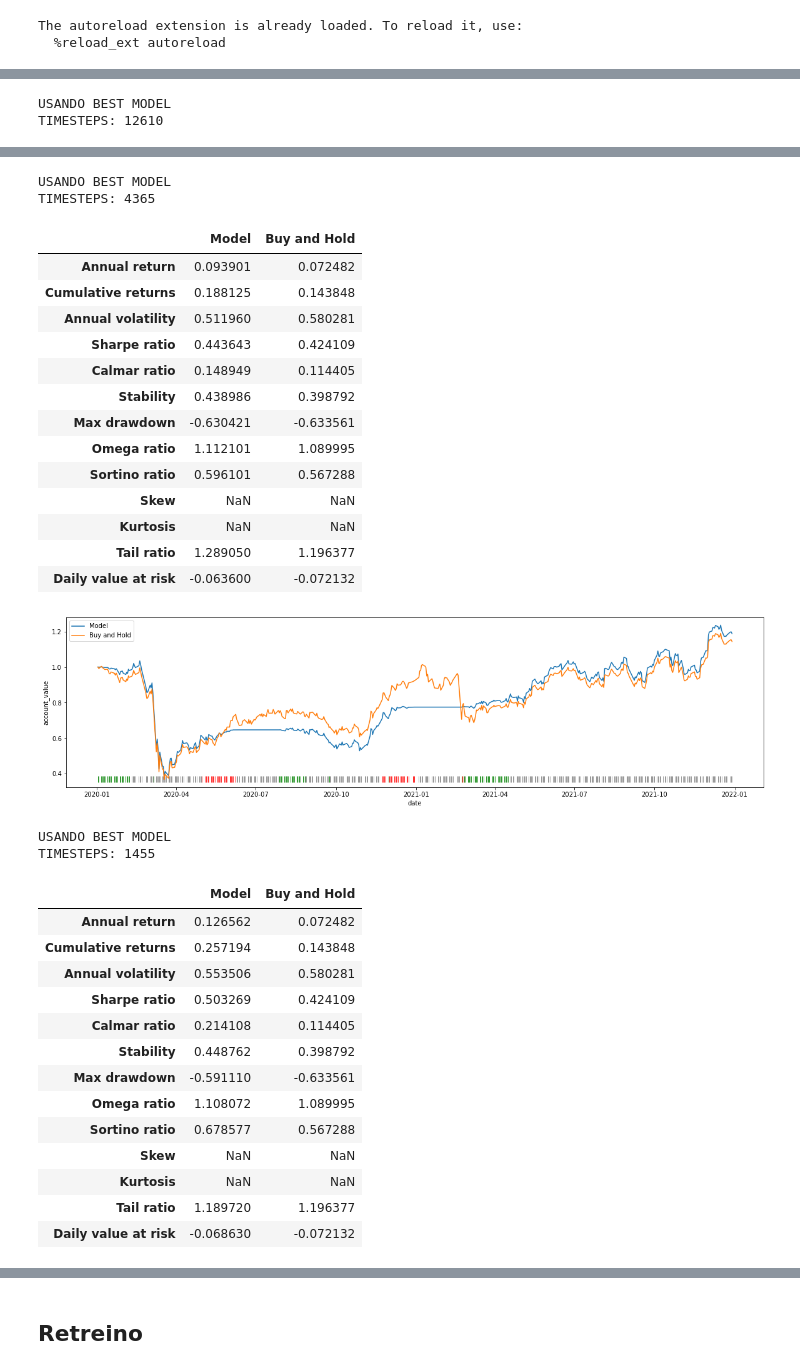
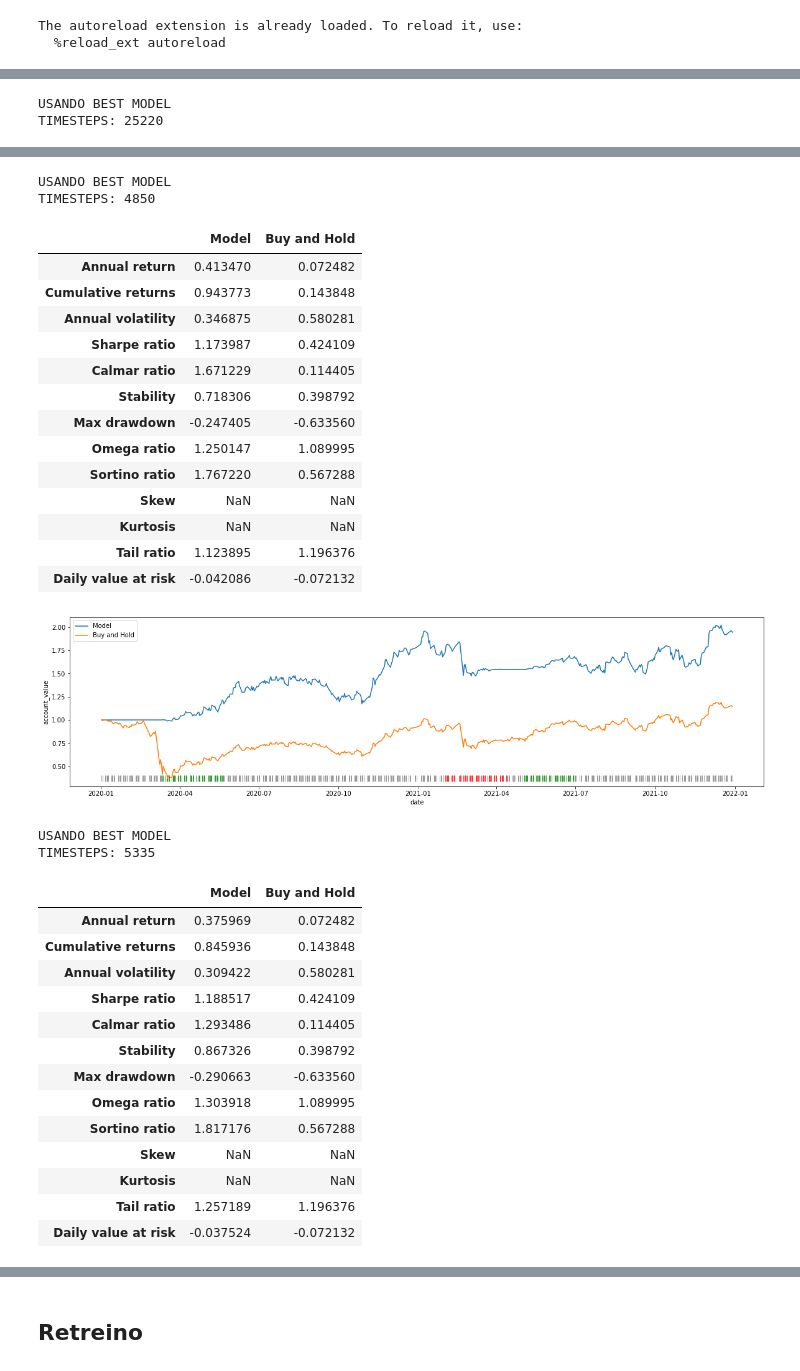
Before and after one commit to EdyAlenquer/drl-stock-market, a Jupyter notebook: notebooks/testing_tuning_trials.ipynb, the cells around one changed output, grey strips where cells are left out. Cells and saved outputs as stored; diff of their text form; code cells hidden in the pictures.

```diff
--- a/notebooks/testing_tuning_trials.ipynb
+++ b/notebooks/testing_tuning_trials.ipynb
@@ -25,7 +25,7 @@ from finrl.plot import backtest_stats
 The autoreload extension is already loaded. To reload it, use:
   %reload_ext autoreload
 # %%
-HYPERPARAMETERS_PATH = '..\TUNING\PETR4\DDPG_200_17_18_FUND_SORTINO'
+HYPERPARAMETERS_PATH = '..\TUNING\PETR4\DDPG_200_TECH_FUND'
 # %%
 env_kwargs = json.load(open(os.path.join(HYPERPARAMETERS_PATH, 'env_train_kwargs.json'), 'r'))
 args = json.load(open(os.path.join(HYPERPARAMETERS_PATH, 'command_line_args.json'), 'r'))
@@ -98,5 +97,5 @@ Trade    0.14384809817977207
 # %%
-a = 14
+a = 7
 
 MODEL_TYPE = 'best' # *'best' or 'final'
 
@@ -178,5 +177,5 @@ for b in range(0, 10):
         break
 # %% [output]
 USANDO BEST MODEL
-TIMESTEPS: 12610
+TIMESTEPS: 25220
 |  | Model | Buy and Hold |
@@ -197,33 +196,33 @@ TIMESTEPS: 12610
 USANDO BEST MODEL
-TIMESTEPS: 4365
+TIMESTEPS: 4850
 |  | Model | Buy and Hold |
-| Annual return | 0.093901 | 0.072482 |
-| Cumulative returns | 0.188125 | 0.143848 |
-| Annual volatility | 0.511960 | 0.580281 |
-| Sharpe ratio | 0.443643 | 0.424109 |
-| Calmar ratio | 0.148949 | 0.114405 |
-| Stability | 0.438986 | 0.398792 |
-| Max drawdown | -0.630421 | -0.633561 |
-| Omega ratio | 1.112101 | 1.089995 |
-| Sortino ratio | 0.596101 | 0.567288 |
+| Annual return | 0.413470 | 0.072482 |
+| Cumulative returns | 0.943773 | 0.143848 |
+| Annual volatility | 0.346875 | 0.580281 |
+| Sharpe ratio | 1.173987 | 0.424109 |
+| Calmar ratio | 1.671229 | 0.114405 |
+| Stability | 0.718306 | 0.398792 |
+| Max drawdown | -0.247405 | -0.633560 |
+| Omega ratio | 1.250147 | 1.089995 |
+| Sortino ratio | 1.767220 | 0.567288 |
 | Skew | NaN | NaN |
 | Kurtosis | NaN | NaN |
-| Tail ratio | 1.289050 | 1.196377 |
-| Daily value at risk | -0.063600 | -0.072132 |
+| Tail ratio | 1.123895 | 1.196376 |
+| Daily value at risk | -0.042086 | -0.072132 |
-[figure, old version]
+[figure, new version]
 USANDO BEST MODEL
-TIMESTEPS: 1455
+TIMESTEPS: 5335
 |  | Model | Buy and Hold |
-| Annual return | 0.126562 | 0.072482 |
-| Cumulative returns | 0.257194 | 0.143848 |
-| Annual volatility | 0.553506 | 0.580281 |
-| Sharpe ratio | 0.503269 | 0.424109 |
-| Calmar ratio | 0.214108 | 0.114405 |
-| Stability | 0.448762 | 0.398792 |
-| Max drawdown | -0.591110 | -0.633561 |
-| Omega ratio | 1.108072 | 1.089995 |
-| Sortino ratio | 0.678577 | 0.567288 |
+| Annual return | 0.375969 | 0.072482 |
+| Cumulative returns | 0.845936 | 0.143848 |
+| Annual volatility | 0.309422 | 0.580281 |
+| Sharpe ratio | 1.188517 | 0.424109 |
+| Calmar ratio | 1.293486 | 0.114405 |
+| Stability | 0.867326 | 0.398792 |
+| Max drawdown | -0.290663 | -0.633560 |
+| Omega ratio | 1.303918 | 1.089995 |
+| Sortino ratio | 1.817176 | 0.567288 |
 | Skew | NaN | NaN |
 | Kurtosis | NaN | NaN |
-| Tail ratio | 1.189720 | 1.196377 |
-| Daily value at risk | -0.068630 | -0.072132 |
+| Tail ratio | 1.257189 | 1.196376 |
+| Daily value at risk | -0.037524 | -0.072132 |
```
Also changed, not shown: parts of 12 cells of this notebook, 6 other files.
